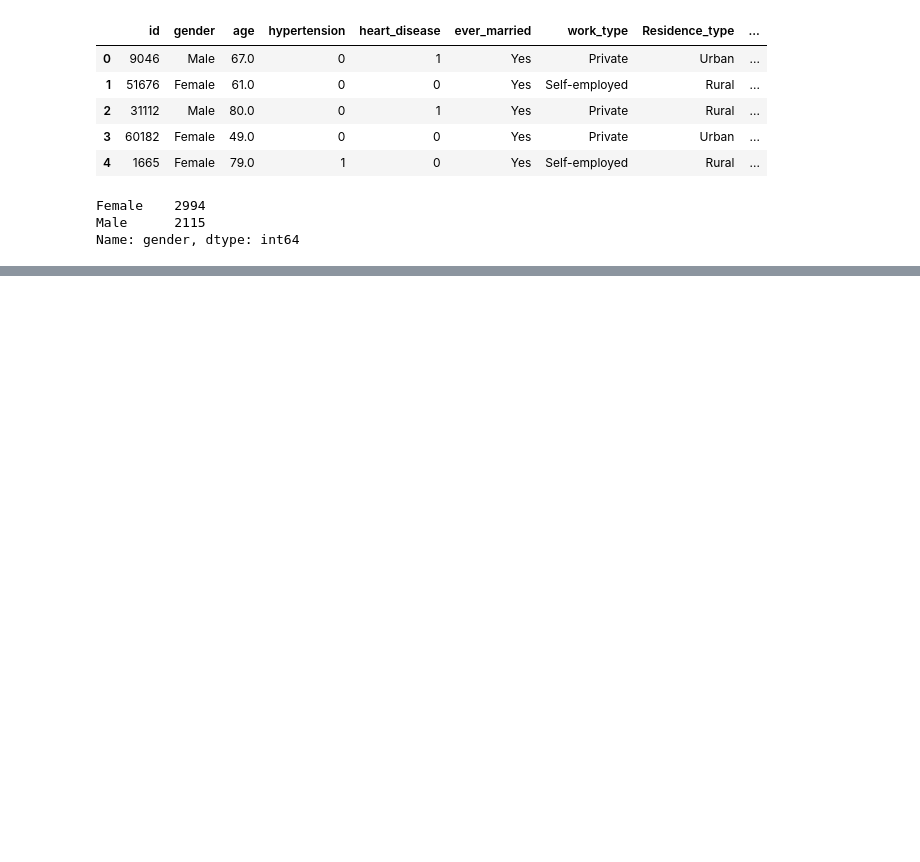
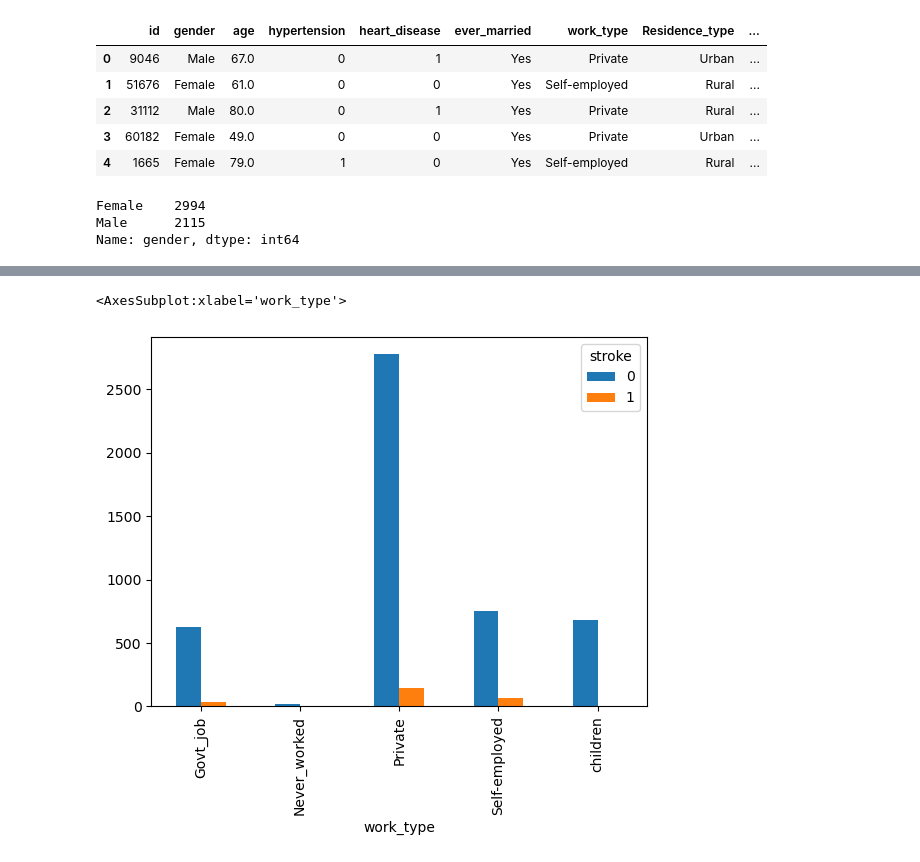
Before and after one commit to WesleyClarijs/DataScience-Portfolio, a Jupyter notebook: Assignment 14.ipynb, the cells around one changed output, grey strips where cells are left out. Saved outputs shown, nothing was run; the diff lists cells and outputs as text; code cells hidden in the pictures; blank space fills up the shorter version.

```diff
--- a/Assignment 14.ipynb
+++ b/Assignment 14.ipynb
@@ -61,0 +117,3 @@ chi2_contingency(WorkTypeGenderTable)
+# %%
+WorkTypeStrokeTable = ds.groupby(['stroke','work_type']).size().unstack('stroke', fill_value=0)
+WorkTypeStrokeTable
@@ -61,0 +128,5 @@ chi2_contingency(WorkTypeGenderTable)
+# %%
+WorkTypeStrokeTable.plot(kind = 'bar')
+# %% [output]
+<AxesSubplot:xlabel='work_type'>
+[figure, added]
```
Also changed, not shown: parts of 16 cells of this notebook, 24 other files.
